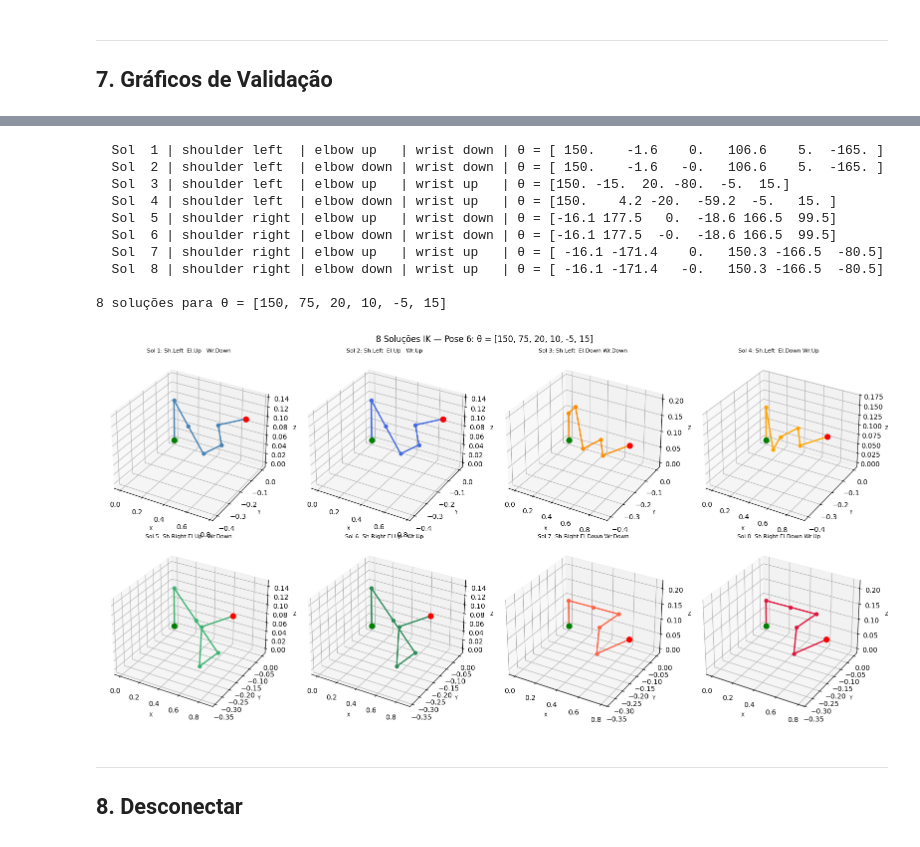
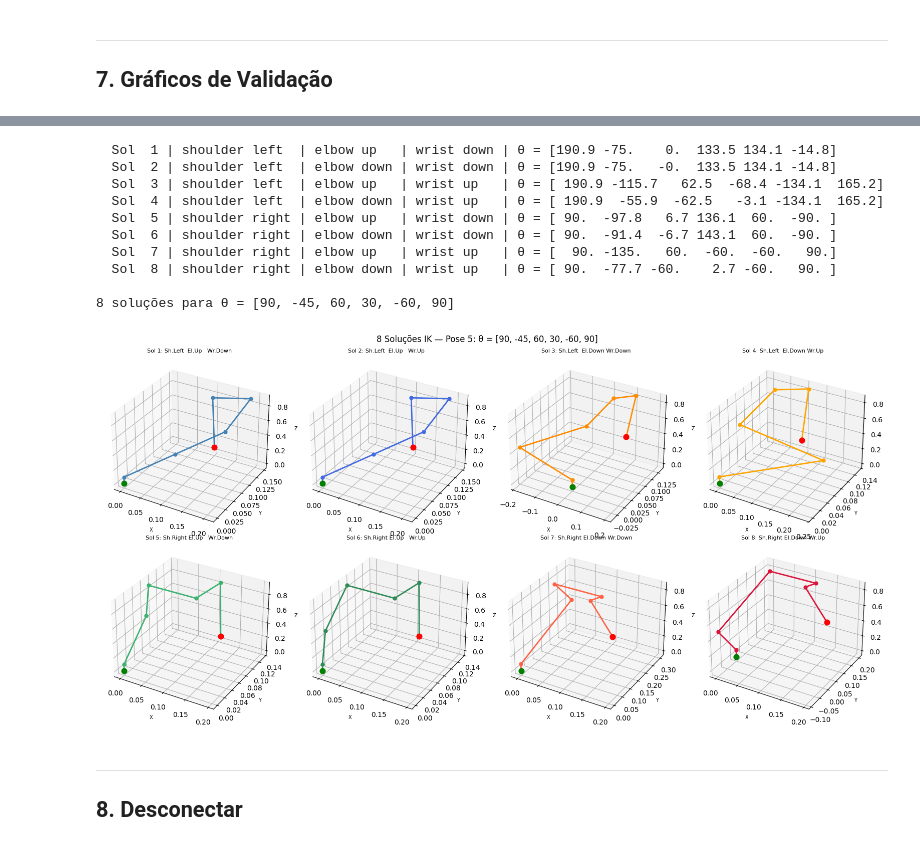
Before and after one commit to rafaelheydt/modelagem_ur5, a Jupyter notebook: notebooks/ur5_ik_coppelia.ipynb, the cells around one changed output, grey strips where cells are left out. Saved outputs shown, nothing was run; the diff lists cells and outputs as text; code cells hidden in the pictures.

```diff
--- a/notebooks/ur5_ik_coppelia.ipynb
+++ b/notebooks/ur5_ik_coppelia.ipynb
@@ -105,21 +60,6 @@ def read_joint_positions():
         _, angle = sim.simxGetJointPosition(clientID, handle, sim.simx_opmode_blocking)
         angles.append(np.degrees(angle))
     return np.array(angles)
-
-
-def euler_xyz_to_matrix(rpy_deg):
-    """Euler intrínseco XYZ (CoppeliaSim) → matriz R (3×3)."""
-    rx, ry, rz = np.radians(rpy_deg)
-    Rx = np.array([[1,0,0],[0,np.cos(rx),-np.sin(rx)],[0,np.sin(rx),np.cos(rx)]])
-    Ry = np.array([[np.cos(ry),0,np.sin(ry)],[0,1,0],[-np.sin(ry),0,np.cos(ry)]])
-    Rz = np.array([[np.cos(rz),-np.sin(rz),0],[np.sin(rz),np.cos(rz),0],[0,0,1]])
-    return Rx @ Ry @ Rz
-
-def angular_error_deg(R_calc, R_gt):
-    """Erro angular entre duas matrizes R — independente de convenção Euler."""
-    R_err = R_calc.T @ R_gt
-    cos_a = np.clip((np.trace(R_err) - 1) / 2, -1, 1)
-    return np.degrees(np.arccos(cos_a))
 # %% [output]
   ✅ UR5_joint1: handle=32
   ✅ UR5_joint2: handle=35
@@ -272,7 +215,7 @@ def _solve_theta4(T14, t2, t3):
 
 def ik(T06_desired, verbose=False):
     """
-    Cinemática Inversa analítica do UR5 (Keating 2014).
+    Cinemática Inversa analítica do UR5.
     Opera no espaço do modelo DH (sem offset do CoppeliaSim).
 
     Parâmetros
@@ -482,6 +400,6 @@ plt.show()
 # %%
-# Escolhe qual pose visualizar (0 a 5)
-POSE_IDX = 5  # ← muda aqui para ver outra pose
+# Escolhe qual pose visualizar (0 a 4)
+POSE_IDX = 4  # ← muda aqui para ver outra pose
 
 pose_demo  = test_poses[POSE_IDX]
 T_demo, _  = fk_com_offset(pose_demo)
@@ -500,43 +418,43 @@ def plot_robot_3d(thetas_dh, ax, title='', color='steelblue'):
     ax.set_xlabel('X', fontsize=7); ax.set_ylabel('Y', fontsize=7)
     ax.set_zlabel('Z', fontsize=7)
 
 
 # ── Plota as 8 configurações ─────────────────────────────────────────────────
 fig = plt.figure(figsize=(16, 8))
 fig.suptitle(f'8 Soluções IK — Pose {POSE_IDX+1}: θ = {pose_demo}', fontsize=12)
 
 configs = [
     'Sh.Left  El.Up   Wr.Down',
     'Sh.Left  El.Up   Wr.Up  ',
     'Sh.Left  El.Down Wr.Down',
     'Sh.Left  El.Down Wr.Up  ',
     'Sh.Right El.Up   Wr.Down',
     'Sh.Right El.Up   Wr.Up  ',
     'Sh.Right El.Down Wr.Down',
     'Sh.Right El.Down Wr.Up  ',
 ]
 colors = ['steelblue','royalblue','darkorange','orange',
           'mediumseagreen','seagreen','tomato','crimson']
 
 for j, (sol, cfg, col) in enumerate(zip(sols_demo, configs, colors)):
     ax = fig.add_subplot(2, 4, j+1, projection='3d')
     plot_robot_3d(sol, ax, title=f'Sol {j+1}: {cfg}', color=col)
 
 plt.tight_layout()
 #plt.savefig('ik_8_solucoes.png', dpi=150, bbox_inches='tight')
 plt.show()
 # %% [output]
-  Sol  1 | shoulder left  | elbow up   | wrist down | θ = [ 150.    -1.6    0.   106.6    5.  -165. ]
-  Sol  2 | shoulder left  | elbow down | wrist down | θ = [ 150.    -1.6   -0.   106.6    5.  -165. ]
-  Sol  3 | shoulder left  | elbow up   | wrist up   | θ = [150. -15.  20. -80.  -5.  15.]
-  Sol  4 | shoulder left  | elbow down | wrist up   | θ = [150.    4.2 -20.  -59.2  -5.   15. ]
-  Sol  5 | shoulder right | elbow up   | wrist down | θ = [-16.1 177.5   0.  -18.6 166.5  99.5]
-  Sol  6 | shoulder right | elbow down | wrist down | θ = [-16.1 177.5  -0.  -18.6 166.5  99.5]
-  Sol  7 | shoulder right | elbow up   | wrist up   | θ = [ -16.1 -171.4    0.   150.3 -166.5  -80.5]
-  Sol  8 | shoulder right | elbow down | wrist up   | θ = [ -16.1 -171.4   -0.   150.3 -166.5  -80.5]
+  Sol  1 | shoulder left  | elbow up   | wrist down | θ = [190.9 -75.    0.  133.5 134.1 -14.8]
+  Sol  2 | shoulder left  | elbow down | wrist down | θ = [190.9 -75.   -0.  133.5 134.1 -14.8]
+  Sol  3 | shoulder left  | elbow up   | wrist up   | θ = [ 190.9 -115.7   62.5  -68.4 -134.1  165.2]
+  Sol  4 | shoulder left  | elbow down | wrist up   | θ = [ 190.9  -55.9  -62.5   -3.1 -134.1  165.2]
+  Sol  5 | shoulder right | elbow up   | wrist down | θ = [ 90.  -97.8   6.7 136.1  60.  -90. ]
+  Sol  6 | shoulder right | elbow down | wrist down | θ = [ 90.  -91.4  -6.7 143.1  60.  -90. ]
+  Sol  7 | shoulder right | elbow up   | wrist up   | θ = [  90. -135.   60.  -60.  -60.   90.]
+  Sol  8 | shoulder right | elbow down | wrist up   | θ = [ 90.  -77.7 -60.    2.7 -60.   90. ]
 
-8 soluções para θ = [150, 75, 20, 10, -5, 15]
+8 soluções para θ = [90, -45, 60, 30, -60, 90]
-[figure, old version]
+[figure, new version]
 # %% [markdown]
 ---
 ## 8. Desconectar
```
Also changed, not shown: parts of 13 cells of this notebook, 2 other files.
